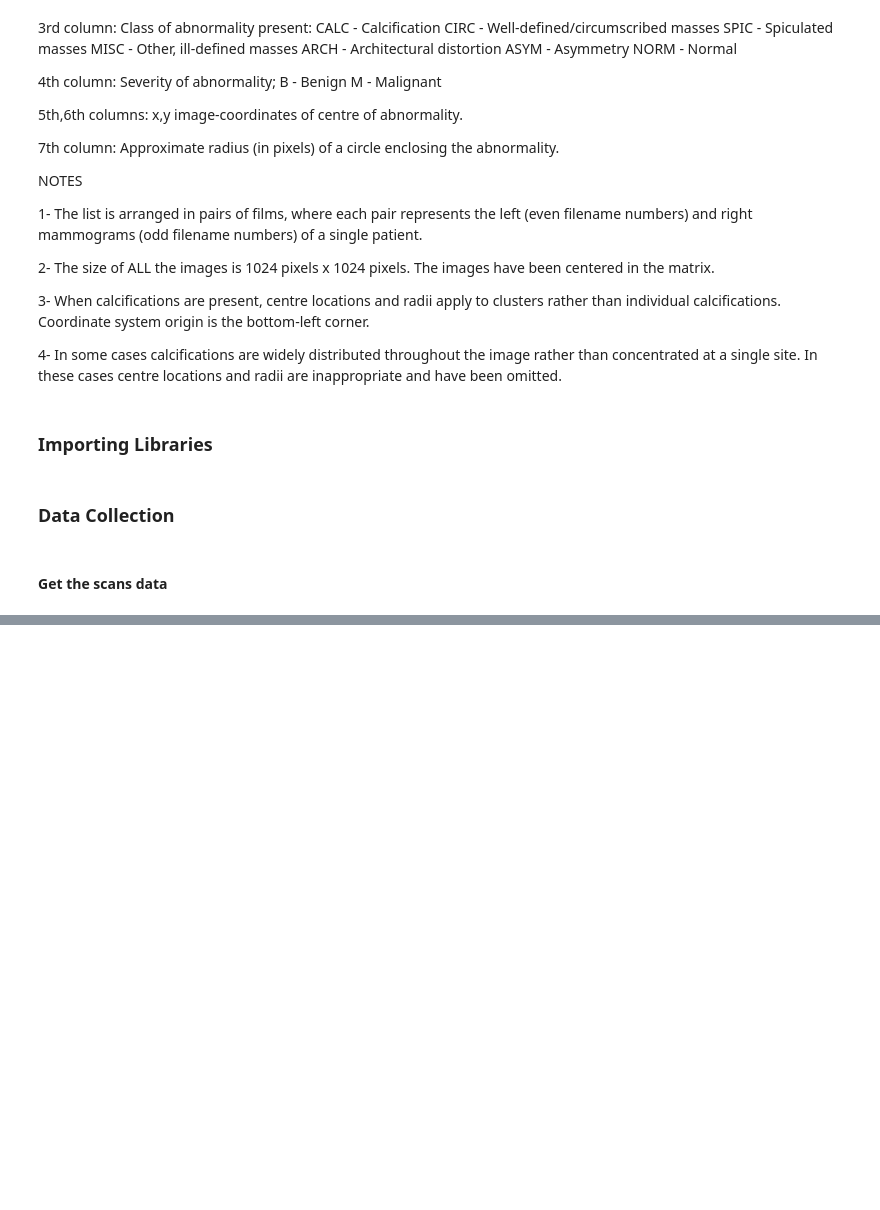
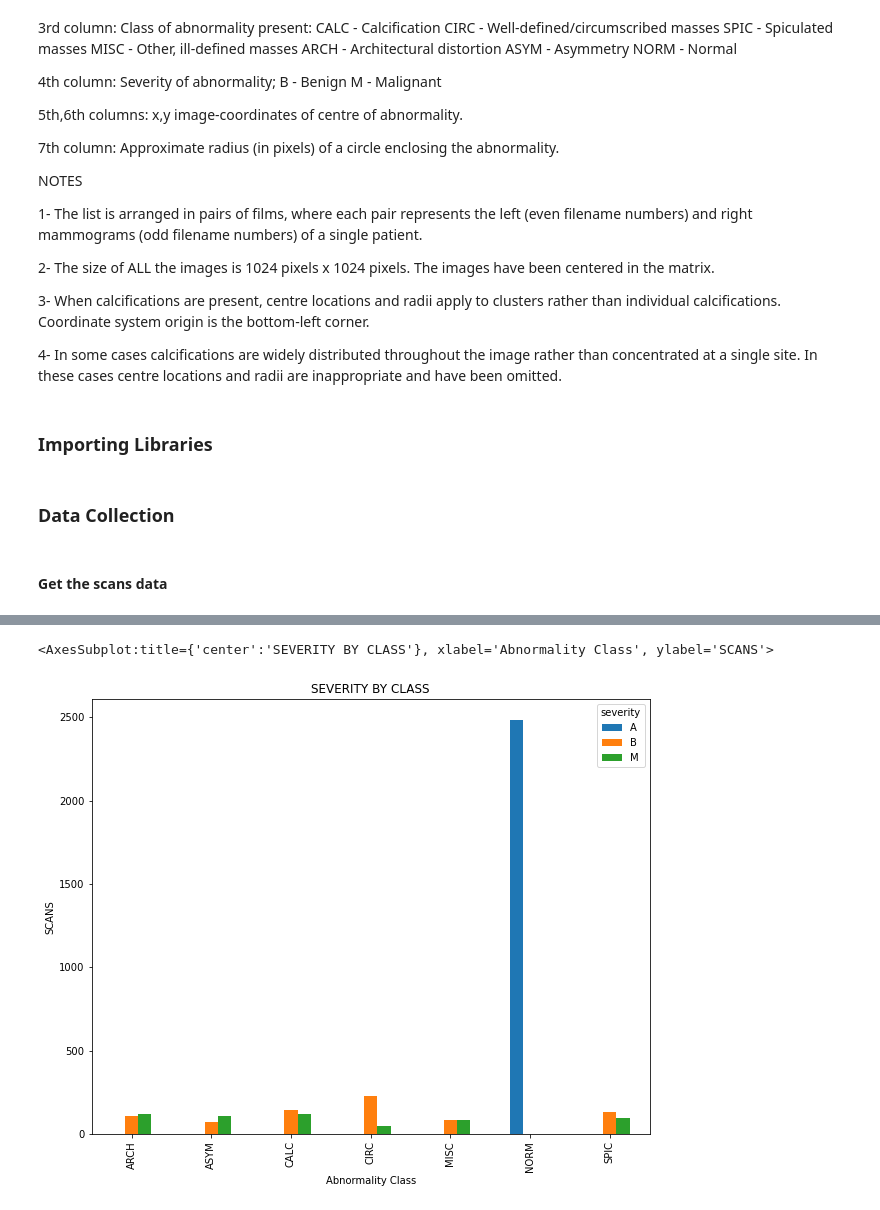
Before and after one commit to cpoles/data_science, a Jupyter notebook: projects/machine_learning/deep_learning/mias_mammography/notebooks/mias_mammography.ipynb, the cells around one changed output, grey strips where cells are left out. Drawn from its saved outputs; the diff is of its cells as text; code cells hidden in the pictures; blank space fills up the shorter version.

```diff
--- a/projects/machine_learning/deep_learning/mias_mammography/notebooks/mias_mammography.ipynb
+++ b/projects/machine_learning/deep_learning/mias_mammography/notebooks/mias_mammography.ipynb
@@ -101,0 +99,3 @@ mammo.columns = ['refnum', 'bg', 'ab_class', 'severity', 'x', 'y', 'radius']
+# %%
+mias = hp.create_mias_dataset('../scan_file_data.txt')
+mias
@@ -101,0 +131,2 @@ mammo.columns = ['refnum', 'bg', 'ab_class', 'severity', 'x', 'y', 'radius']
+# %%
+mias = hp.generate_subsamples('../all-mias/', mias)
@@ -101,0 +177,9 @@ mammo.columns = ['refnum', 'bg', 'ab_class', 'severity', 'x', 'y', 'radius']
+# %%
+mias.groupby(['ab_class', 'severity']).size().unstack().plot(kind='bar',
+                                                               figsize=(10, 8),
+                                                               xlabel='Abnormality Class',
+                                                               ylabel='SCANS',
+                                                               title='SEVERITY BY CLASS')
+# %% [output]
+<AxesSubplot:title={'center':'SEVERITY BY CLASS'}, xlabel='Abnormality Class', ylabel='SCANS'>
+[figure, added]
```
Also changed, not shown: parts of 36 cells of this notebook, 2 other files.
